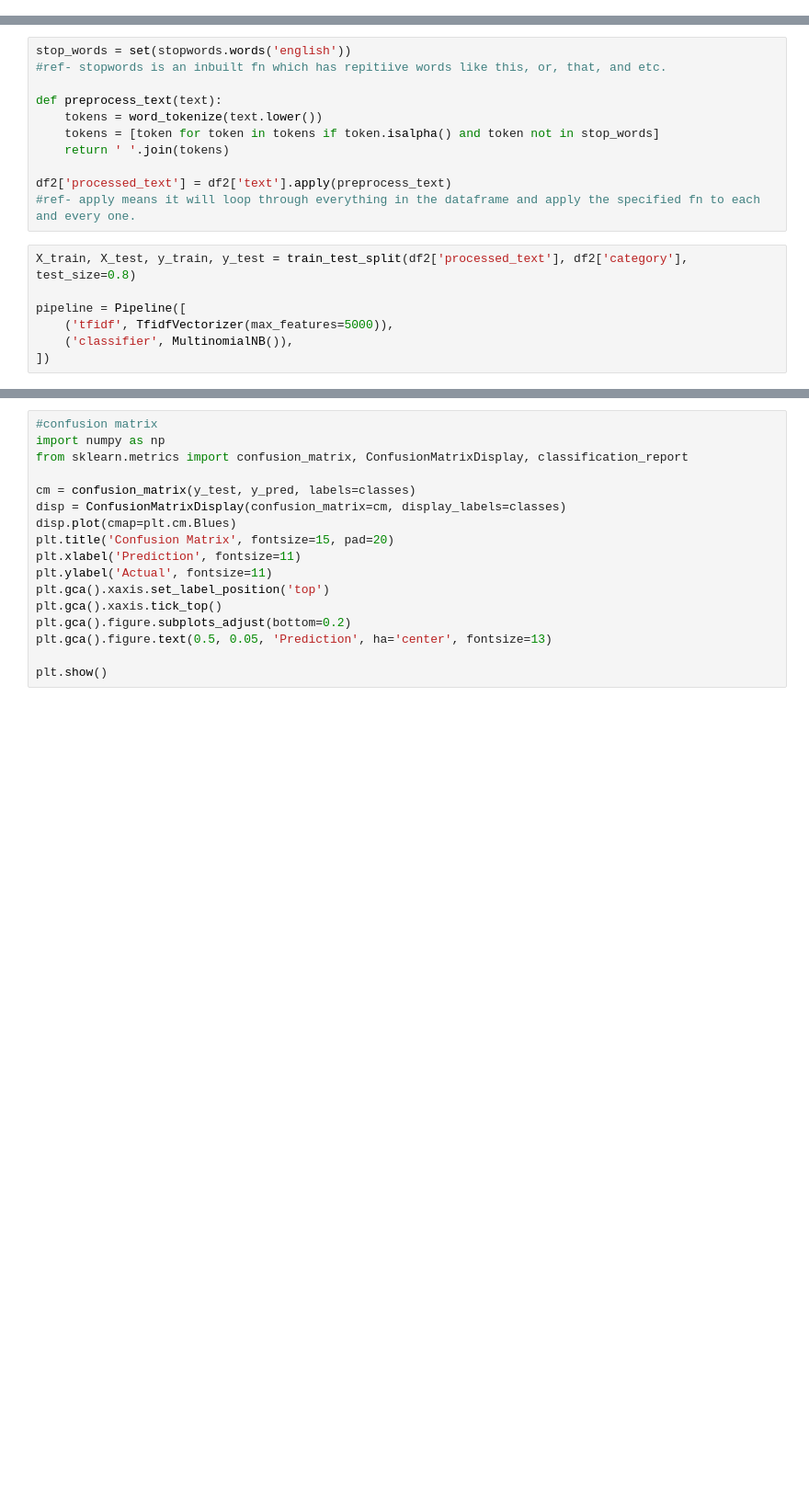
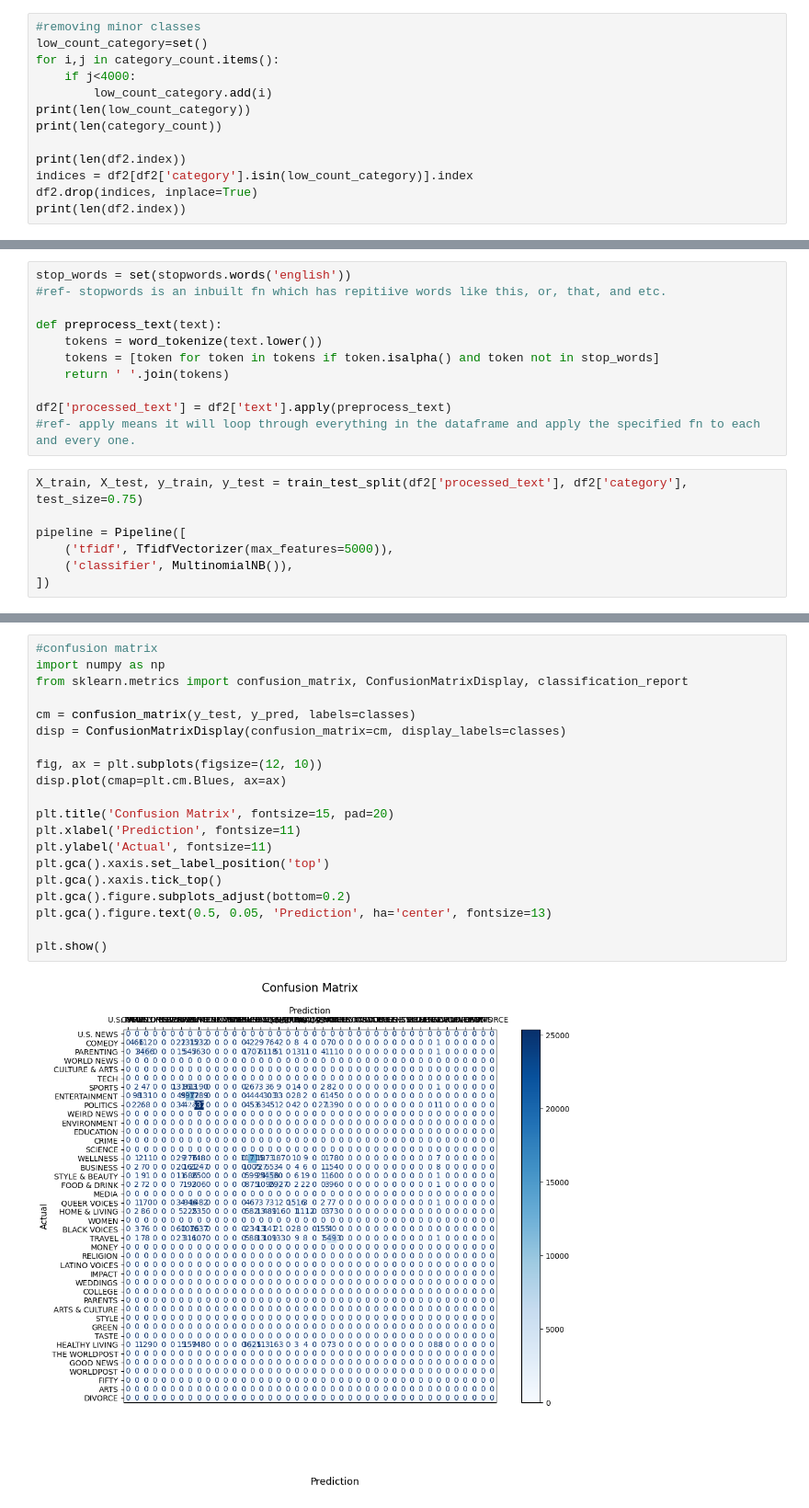
Before and after one commit to a-niveditha/NewsClassifier, a Jupyter notebook: news_classifier.ipynb, the cells around one changed output, grey strips where cells are left out. Shown at 92% size. Drawn from its saved outputs; the diff is of its cells as text; blank space fills up the shorter version.

```diff
--- a/news_classifier.ipynb
+++ b/news_classifier.ipynb
@@ -39,0 +44,13 @@ plt.show()
+# %%
+#removing minor classes
+low_count_category=set()
+for i,j in category_count.items():
+    if j<4000:
+        low_count_category.add(i)
+print(len(low_count_category))
+print(len(category_count))
+
+print(len(df2.index))
+indices = df2[df2['category'].isin(low_count_category)].index
+df2.drop(indices, inplace=True)
+print(len(df2.index))
@@ -49,7 +71,7 @@ def preprocess_text(text):
 df2['processed_text'] = df2['text'].apply(preprocess_text)
 #ref- apply means it will loop through everything in the dataframe and apply the specified fn to each and every one.
 # %%
-X_train, X_test, y_train, y_test = train_test_split(df2['processed_text'], df2['category'], test_size=0.8)
+X_train, X_test, y_train, y_test = train_test_split(df2['processed_text'], df2['category'], test_size=0.75)
 
 pipeline = Pipeline([
     ('tfidf', TfidfVectorizer(max_features=5000)),
@@ -74,17 +114,22 @@ print(classification_report(y_test, y_pred, zero_division=1))
 # %%
 #confusion matrix
 import numpy as np
 from sklearn.metrics import confusion_matrix, ConfusionMatrixDisplay, classification_report
 
 cm = confusion_matrix(y_test, y_pred, labels=classes)
 disp = ConfusionMatrixDisplay(confusion_matrix=cm, display_labels=classes)
-disp.plot(cmap=plt.cm.Blues)
+
+fig, ax = plt.subplots(figsize=(12, 10))
+disp.plot(cmap=plt.cm.Blues, ax=ax)
+
 plt.title('Confusion Matrix', fontsize=15, pad=20)
 plt.xlabel('Prediction', fontsize=11)
 plt.ylabel('Actual', fontsize=11)
 plt.gca().xaxis.set_label_position('top')
 plt.gca().xaxis.tick_top()
 plt.gca().figure.subplots_adjust(bottom=0.2)
 plt.gca().figure.text(0.5, 0.05, 'Prediction', ha='center', fontsize=13)
 
 plt.show()
+# %% [output]
+[figure, added]
```
Also changed, not shown: parts of 4 cells of this notebook.
